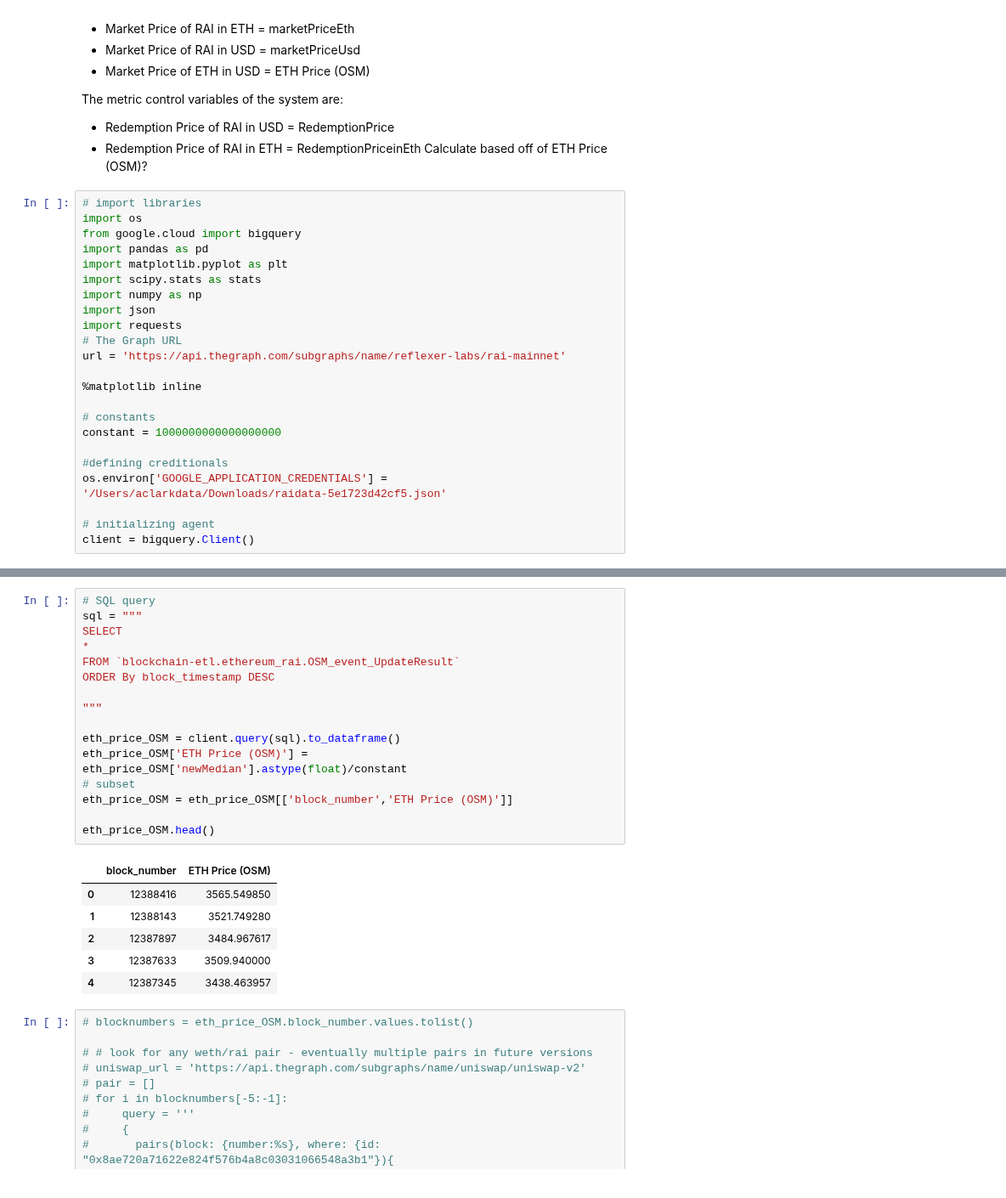
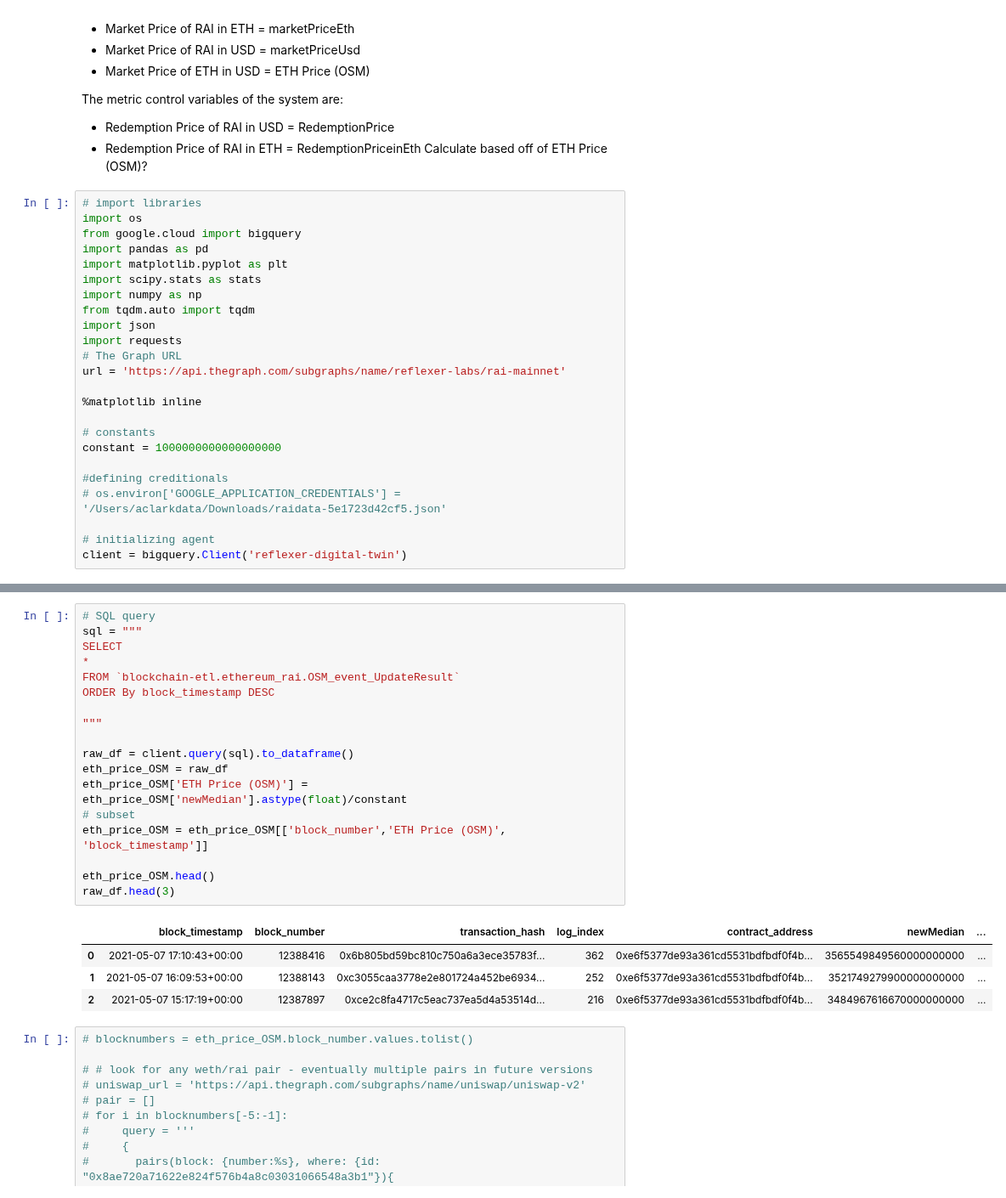
Before and after one commit to reflexer-labs/reflexer-digital-twin, a Jupyter notebook: data/data_acquisition.ipynb, the cells around one changed output, grey strips where cells are left out. Shown at 85% size. Cells and saved outputs as stored; diff of their text form.

Commit message:
add download data code

```diff
--- a/data/data_acquisition.ipynb
+++ b/data/data_acquisition.ipynb
@@ -57,6 +57,7 @@ import pandas as pd
 import matplotlib.pyplot as plt
 import scipy.stats as stats
 import numpy as np
+from tqdm.auto import tqdm
 import json
 import requests
 # The Graph URL
@@ -68,10 +69,10 @@ url = 'https://api.thegraph.com/subgraphs/name/reflexer-labs/rai-mainnet'
 constant = 1000000000000000000
 
 #defining creditionals
-os.environ['GOOGLE_APPLICATION_CREDENTIALS'] = '/Users/aclarkdata/Downloads/raidata-5e1723d42cf5.json'
+# os.environ['GOOGLE_APPLICATION_CREDENTIALS'] = '/Users/aclarkdata/Downloads/raidata-5e1723d42cf5.json'
 
 # initializing agent
-client = bigquery.Client()
+client = bigquery.Client('reflexer-digital-twin')
 # %%
 # SQL query
 sql = """
@@ -97,26 +98,26 @@ eth_price_next_OSM.head()
 # %%
 # SQL query
 sql = """
 SELECT
 *
 FROM `blockchain-etl.ethereum_rai.OSM_event_UpdateResult`
 ORDER By block_timestamp DESC
 
 """
 
-eth_price_OSM = client.query(sql).to_dataframe()
+raw_df = client.query(sql).to_dataframe()
+eth_price_OSM = raw_df
 eth_price_OSM['ETH Price (OSM)'] = eth_price_OSM['newMedian'].astype(float)/constant
 # subset
-eth_price_OSM = eth_price_OSM[['block_number','ETH Price (OSM)']]
+eth_price_OSM = eth_price_OSM[['block_number','ETH Price (OSM)', 'block_timestamp']]
 
 eth_price_OSM.head()
+raw_df.head(3)
 # %% [output]
-|  | block_number | ETH Price (OSM) |
-| 0 | 12388416 | 3565.549850 |
-| 1 | 12388143 | 3521.749280 |
-| 2 | 12387897 | 3484.967617 |
-| 3 | 12387633 | 3509.940000 |
-| 4 | 12387345 | 3438.463957 |
+|  | block_timestamp | block_number | transaction_hash | log_index | contract_address | newMedian | ... |
+| 0 | 2021-05-07 17:10:43+00:00 | 12388416 | 0x6b805bd59bc810c750a6a3ece35783f... | 362 | 0xe6f5377de93a361cd5531bdfbdf0f4b... | 3565549849560000000000 | ... |
+| 1 | 2021-05-07 16:09:53+00:00 | 12388143 | 0xc3055caa3778e2e801724a452be6934... | 252 | 0xe6f5377de93a361cd5531bdfbdf0f4b... | 3521749279900000000000 | ... |
+| 2 | 2021-05-07 15:17:19+00:00 | 12387897 | 0xce2c8fa4717c5eac737ea5d4a53514d... | 216 | 0xe6f5377de93a361cd5531bdfbdf0f4b... | 3484967616670000000000 | ... |
 # %%
 # blocknumbers = eth_price_OSM.block_number.values.tolist()
 
```
Also changed, not shown: parts of 2 cells of this notebook, 3 other files.
